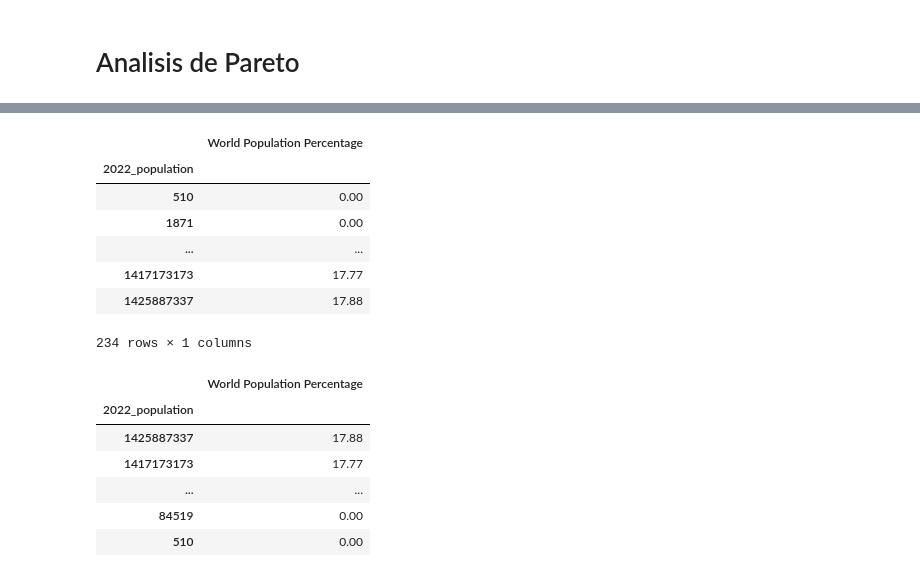
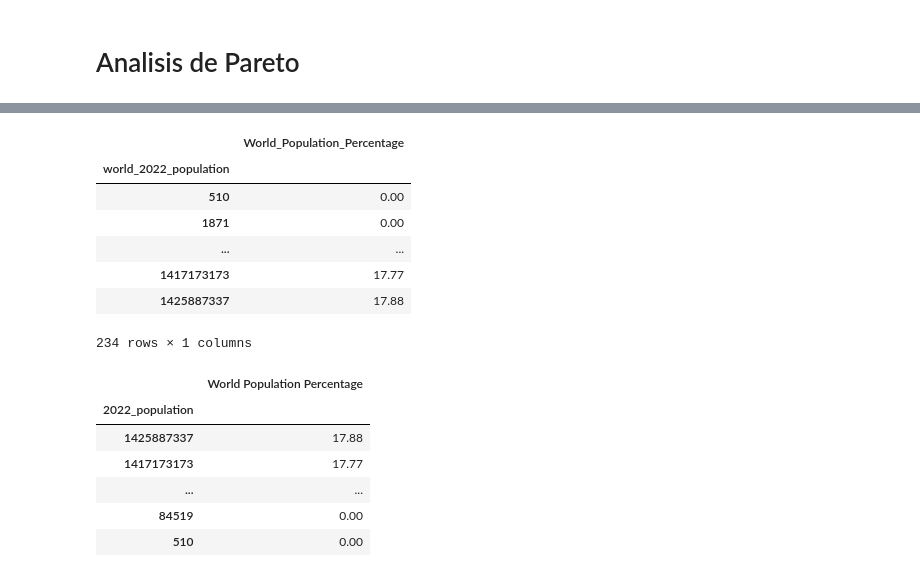
Before and after one commit to N1colasFD/mixed-analytics-for-data-Science, a Jupyter notebook: Word_Population.ipynb, the cells around one changed output, grey strips where cells are left out. Drawn from its saved outputs; the diff is of its cells as text; code cells hidden in the pictures.

```diff
--- a/Word_Population.ipynb
+++ b/Word_Population.ipynb
@@ -133,6 +125,6 @@ df['world_2022_population'].sum()
 # %% [output]
 7973413042
 # %%
-df['Total_Growth_2022_2020'] = df['world_2022_population'] - df['2020_population']
-df['Total_Growth_2022_1970'] = df['world_2022_population'] - df['1970_population']
+df['Tt_Growth_22_20'] = df['world_2022_population'] - df['2020_population']
+df['Tt_Growth_22_70'] = df['world_2022_population'] - df['1970_population']
 # %%
@@ -184,6 +159,0 @@ df.loc[df['Country/Territory'] == 'China']
-# %%
-#Primero creamos el lag
-df['Acum_lag_1'] = df.groupby('Country/Territory').world_2022_population.shift(1, fill_value=0)
-#Creamos el indicador
-df['Menor_100M'] = np.where(df.world_2022_population - df.Acum_lag_1 <= 100000000,1,0)
-df['Mayor_100M'] = np.where(df.world_2022_population - df.Acum_lag_1 >= 100000000,1,0)
@@ -312,10 +266,10 @@ Minicub
 # %%
 # 1. Agregar para conseguir la tabla de partida
-wpp = df.groupby('2022_population')[['World Population Percentage']].sum()
+wpp = df.groupby('world_2022_population')[['World_Population_Percentage']].sum()
 wpp
 # %% [output]
-|  | World Population Percentage |
-| 2022_population |  |
+|  | World_Population_Percentage |
+| world_2022_population |  |
 | 510 | 0.00 |
 | 1871 | 0.00 |
 | ... | ... |
```
Also changed, not shown: parts of 21 cells of this notebook.
